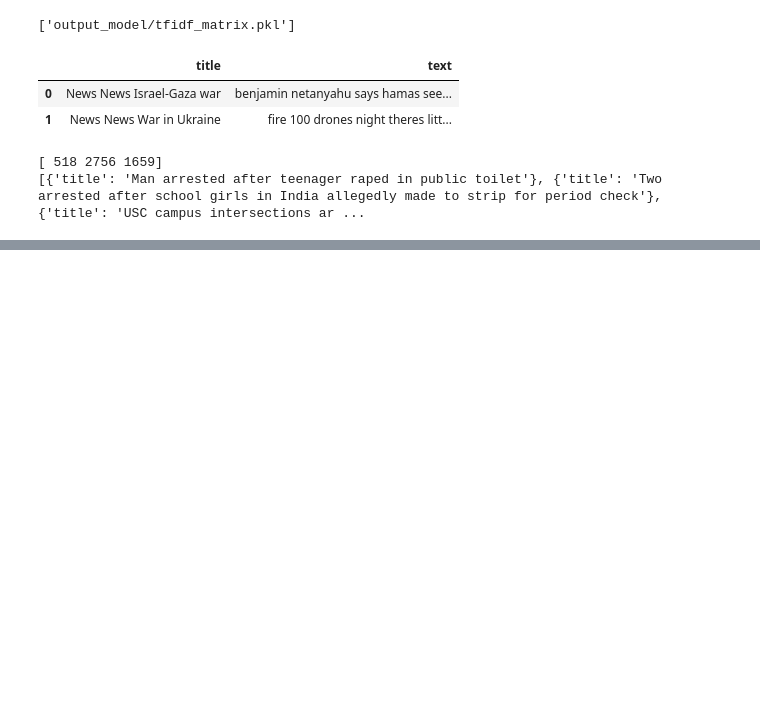
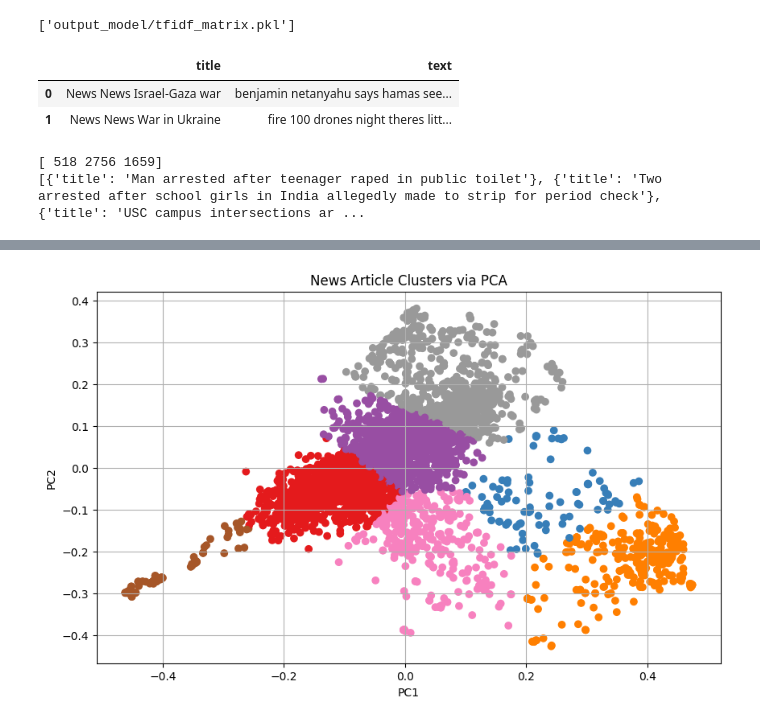
Before and after one commit to onemorelight-hub/news_similarity_analysis, a Jupyter notebook: news_similarity_analysis.ipynb, the cells around one changed output, grey strips where cells are left out. Saved outputs shown, nothing was run; the diff lists cells and outputs as text; code cells hidden in the pictures; blank space fills up the shorter version.

```diff
--- a/news_similarity_analysis.ipynb
+++ b/news_similarity_analysis.ipynb
@@ -76,0 +123,33 @@ print(get_similar_news(text))
+# %%
+from sklearn.feature_extraction.text import TfidfVectorizer
+from sklearn.decomposition import PCA
+from sklearn.cluster import KMeans
+import matplotlib.pyplot as plt
+import pandas as pd
+
+# Sample news data
+df = pd.read_csv("./data/news_crawler.csv")
+texts = df['content']
+
+# TF-IDF
+vectorizer = TfidfVectorizer(max_features=5000)
+X = vectorizer.fit_transform(texts)
+
+# PCA for dimensionality reduction
+pca = PCA(n_components=2)
+X_reduced = pca.fit_transform(X.toarray())
+
+# KMeans clustering
+kmeans = KMeans(n_clusters=7, random_state=42)
+labels = kmeans.fit_predict(X_reduced)
+
+# Visualization
+plt.figure(figsize=(10,6))
+plt.scatter(X_reduced[:, 0], X_reduced[:, 1], c=labels, cmap='Set1')
+plt.title("News Article Clusters via PCA")
+plt.xlabel("PC1")
+plt.ylabel("PC2")
+plt.grid(True)
+plt.show()
+# %% [output]
+[figure, added]
```
Also changed, not shown: parts of 12 cells of this notebook, 1 other file.
